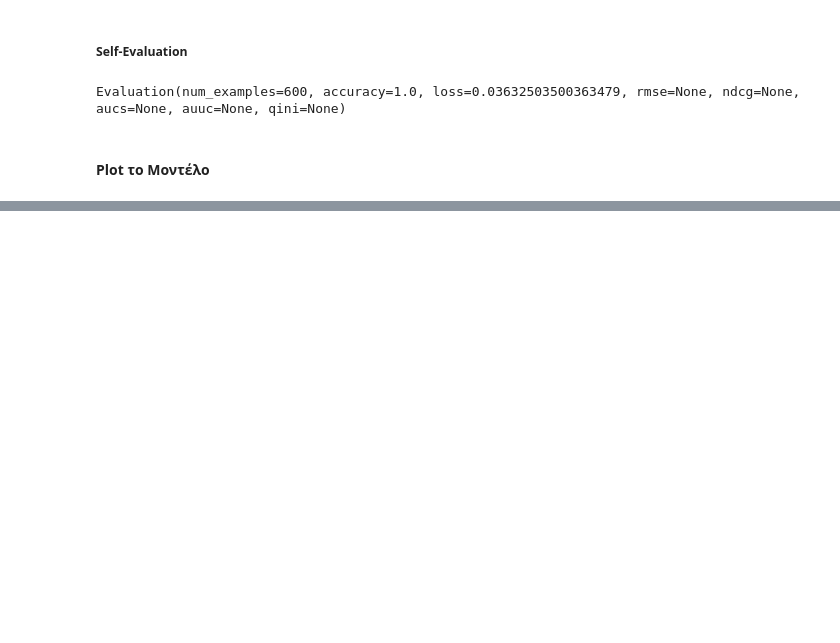
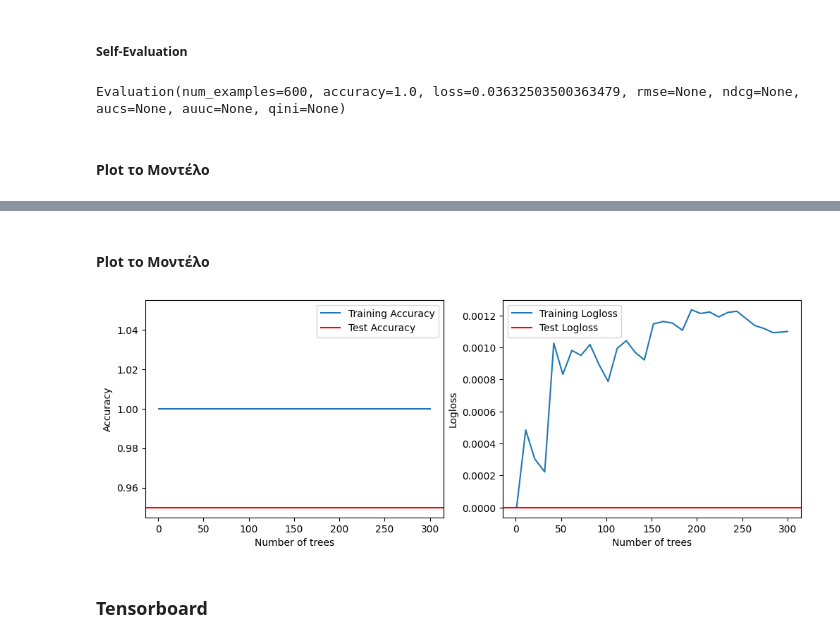
Before and after one commit to SarantisPapachrist/Diploma-Thesis, a Jupyter notebook: PV_dataset/Tensorflow_Random_Forest.ipynb, the cells around one changed output, grey strips where cells are left out. Cells and saved outputs as stored; diff of their text form; code cells hidden in the pictures; blank space fills up the shorter version.

```diff
--- a/PV_dataset/Tensorflow_Random_Forest.ipynb
+++ b/PV_dataset/Tensorflow_Random_Forest.ipynb
@@ -148,0 +157,15 @@ plt.show()
+# %%
+feature_1 = tfdf.keras.FeatureUsage(name="range_1")
+feature_2 = tfdf.keras.FeatureUsage(name="range_2")
+feature_3 = tfdf.keras.FeatureUsage(name="range_3")
+feature_4 = tfdf.keras.FeatureUsage(name="range_4")
+
+all_features = [feature_1, feature_2, feature_3, feature_4]
+
+model_rf_2 = tfdf.keras.RandomForestModel(features=all_features, exclude_non_specified_features=True, verbose=0)
+
+model_rf_2.compile(metrics=["accuracy"])
+model_rf_2.fit(tf_train_dataset, validation_data=tf_test_dataset)
+
+print()
+print(model_rf_2.evaluate(tf_test_dataset, return_dict=True))
@@ -148,0 +179,29 @@ plt.show()
+# %% [markdown]
+#### Plot το Μοντέλο
+# %%
+import matplotlib.pyplot as plt
+
+train_logs = model_rf_2.make_inspector().training_logs()
+#evaluation = model_rf_2.evaluate(tf_test_dataset, return_dict=True)
+
+plt.figure(figsize=(12, 4))
+
+plt.subplot(1, 2, 1)
+plt.plot([log.num_trees for log in train_logs], [log.evaluation.accuracy for log in train_logs], label='Training Accuracy')
+plt.axhline(evaluation['accuracy'], color='red', linestyle='-', label='Test Accuracy')
+plt.xlabel("Number of trees")
+plt.ylabel("Accuracy")
+plt.legend()
+
+plt.subplot(1, 2, 2)
+plt.plot([log.num_trees for log in train_logs], [log.evaluation.loss for log in train_logs], label='Training Logloss')
+plt.axhline(evaluation['loss'], color='red', linestyle='-', label='Test Logloss')
+plt.xlabel("Number of trees")
+plt.ylabel("Logloss")
+plt.legend()
+
+plt.show()
+# %% [output]
+[figure, added]
+# %% [markdown]
+### Tensorboard
```
Also changed, not shown: parts of 18 cells of this notebook.
